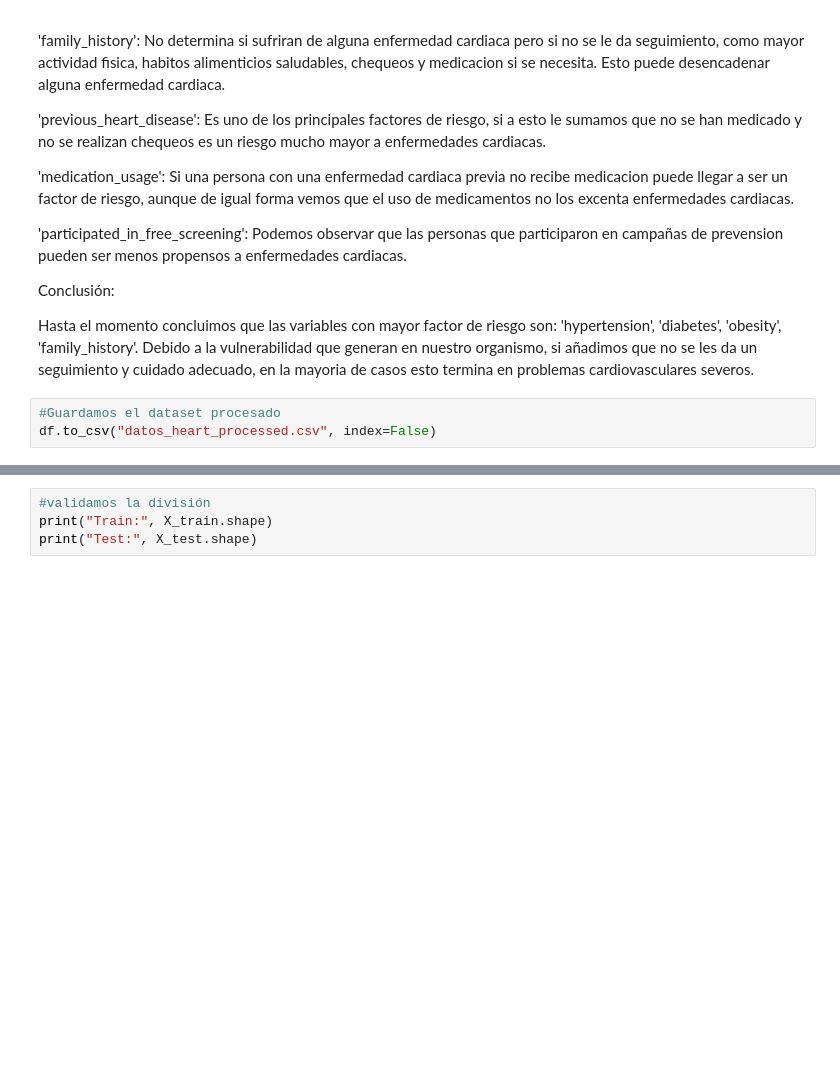
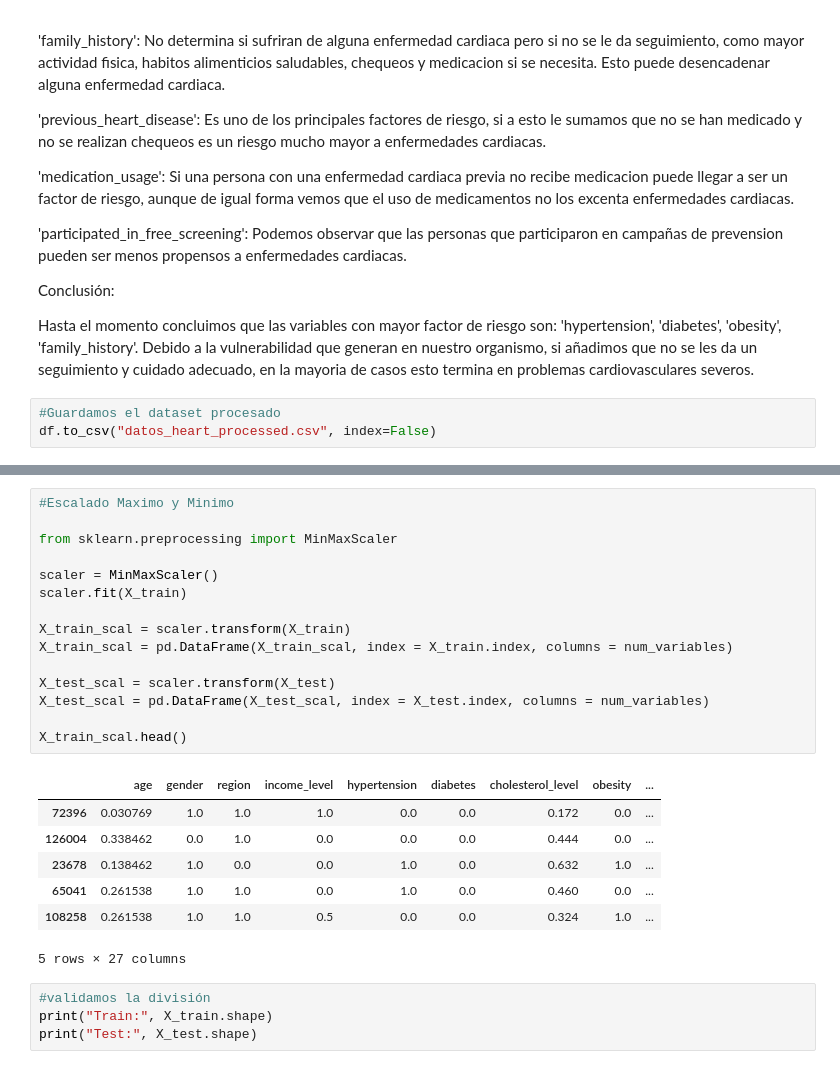
Before and after one commit to JozueDev/PROYECTO-FINAL, a Jupyter notebook: explore.ipynb, the cells around one changed output, grey strips where cells are left out. Saved outputs shown, nothing was run; the diff lists cells and outputs as text; blank space fills up the shorter version.

```diff
--- a/explore.ipynb
+++ b/explore.ipynb
@@ -383,3 +509,26 @@ X_train, X_test, y_train, y_test = train_test_split(
+# %%
+#Escalado Maximo y Minimo
+
+from sklearn.preprocessing import MinMaxScaler
+
+scaler = MinMaxScaler()
+scaler.fit(X_train)
+
+X_train_scal = scaler.transform(X_train)
+X_train_scal = pd.DataFrame(X_train_scal, index = X_train.index, columns = num_variables)
+
+X_test_scal = scaler.transform(X_test)
+X_test_scal = pd.DataFrame(X_test_scal, index = X_test.index, columns = num_variables)
+
+X_train_scal.head()
+# %% [output]
+|  | age | gender | region | income_level | hypertension | diabetes | cholesterol_level | obesity | ... |
+| 72396 | 0.030769 | 1.0 | 1.0 | 1.0 | 0.0 | 0.0 | 0.172 | 0.0 | ... |
+| 126004 | 0.338462 | 0.0 | 1.0 | 0.0 | 0.0 | 0.0 | 0.444 | 0.0 | ... |
+| 23678 | 0.138462 | 1.0 | 0.0 | 0.0 | 1.0 | 0.0 | 0.632 | 1.0 | ... |
+| 65041 | 0.261538 | 1.0 | 1.0 | 0.0 | 1.0 | 0.0 | 0.460 | 0.0 | ... |
+| 108258 | 0.261538 | 1.0 | 1.0 | 0.5 | 0.0 | 0.0 | 0.324 | 1.0 | ... |
+5 rows × 27 columns
 # %%
 #validamos la división
 print("Train:", X_train.shape)
```
Also changed, not shown: parts of 10 cells of this notebook, 2 other files.
